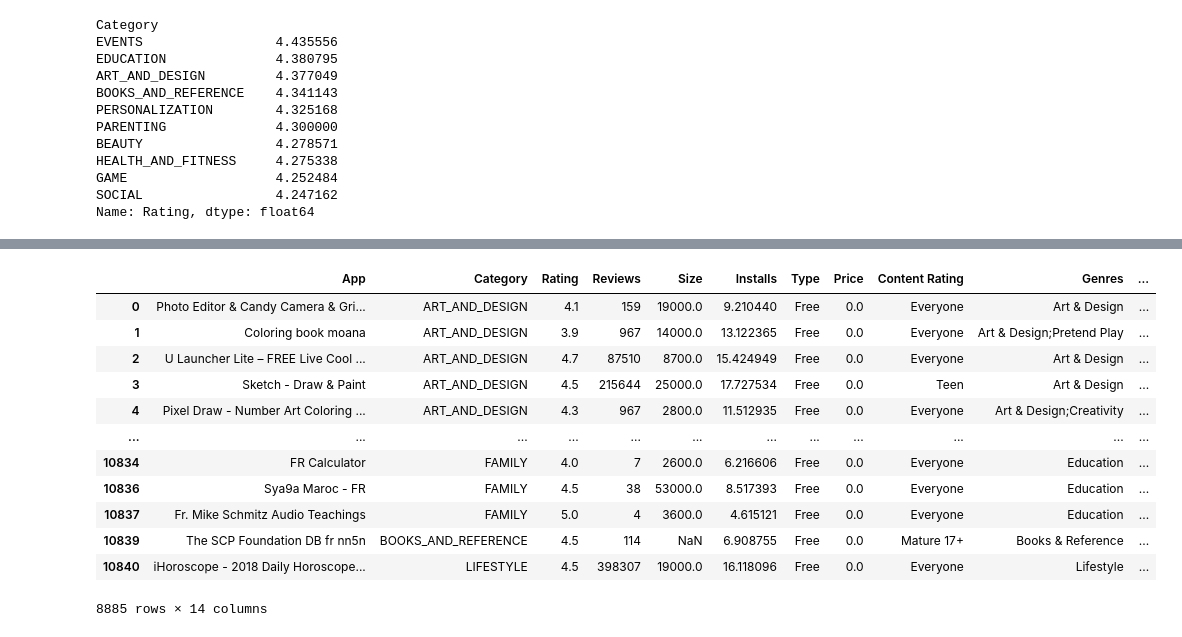
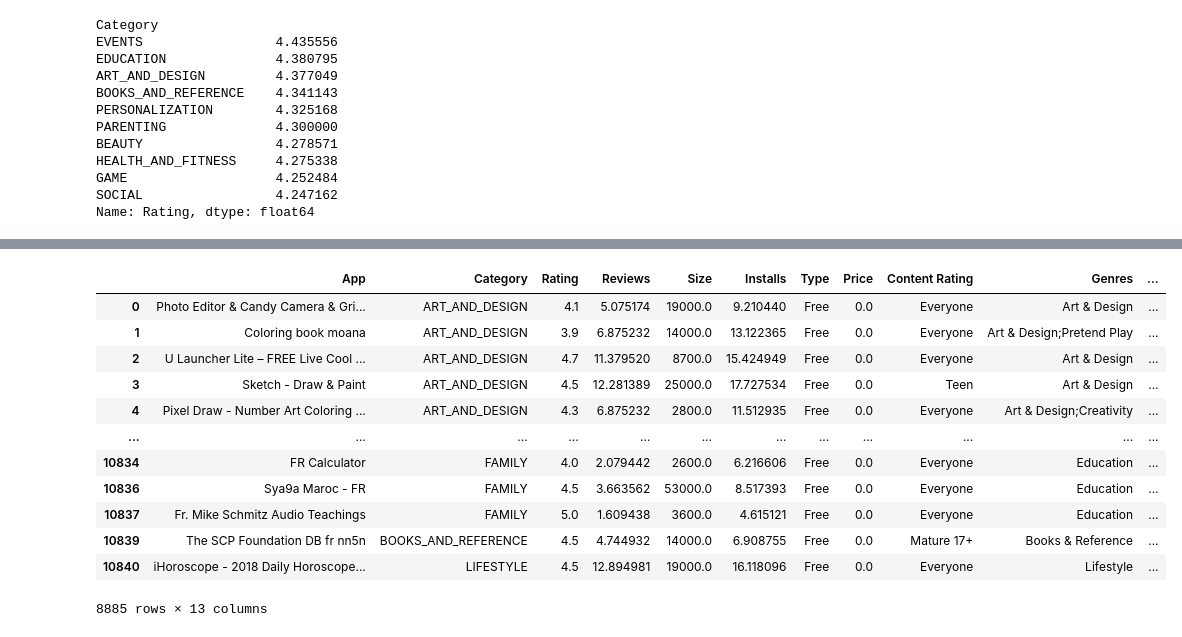
Before and after one commit to Suthatip7/googleplaystore, a Jupyter notebook: googleplaystore-checkpoint.ipynb, the cells around one changed output, grey strips where cells are left out. Saved outputs shown, nothing was run; the diff lists cells and outputs as text; code cells hidden in the pictures.

```diff
--- a/googleplaystore-checkpoint.ipynb
+++ b/googleplaystore-checkpoint.ipynb
@@ -245,3 +239,5 @@ plt.show()
+# %%
+data['Size'] = data['Size'].fillna(data['Size'].median())
 # %%
 #Check out the records with very high price
 data = data.drop(data[(data.Price  > 200)].index)
@@ -334,22 +315,22 @@ Name: Rating, dtype: float64
 # %%
 inp1=data.copy()
 #Apply log transformation (np.log1p) to Reviews and Installs
-inp1['Review'] = np.log1p(inp1['Reviews'])
+inp1['Reviews'] = np.log1p(inp1['Reviews'])
 inp1['Installs'] = np.log1p(inp1['Installs'])
 inp1
 # %% [output]
 |  | App | Category | Rating | Reviews | Size | Installs | Type | Price | Content Rating | Genres | ... |
-| 0 | Photo Editor & Candy Camera & Gri... | ART_AND_DESIGN | 4.1 | 159 | 19000.0 | 9.210440 | Free | 0.0 | Everyone | Art & Design | ... |
-| 1 | Coloring book moana | ART_AND_DESIGN | 3.9 | 967 | 14000.0 | 13.122365 | Free | 0.0 | Everyone | Art & Design;Pretend Play | ... |
-| 2 | U Launcher Lite – FREE Live Cool ... | ART_AND_DESIGN | 4.7 | 87510 | 8700.0 | 15.424949 | Free | 0.0 | Everyone | Art & Design | ... |
-| 3 | Sketch - Draw & Paint | ART_AND_DESIGN | 4.5 | 215644 | 25000.0 | 17.727534 | Free | 0.0 | Teen | Art & Design | ... |
-| 4 | Pixel Draw - Number Art Coloring ... | ART_AND_DESIGN | 4.3 | 967 | 2800.0 | 11.512935 | Free | 0.0 | Everyone | Art & Design;Creativity | ... |
+| 0 | Photo Editor & Candy Camera & Gri... | ART_AND_DESIGN | 4.1 | 5.075174 | 19000.0 | 9.210440 | Free | 0.0 | Everyone | Art & Design | ... |
+| 1 | Coloring book moana | ART_AND_DESIGN | 3.9 | 6.875232 | 14000.0 | 13.122365 | Free | 0.0 | Everyone | Art & Design;Pretend Play | ... |
+| 2 | U Launcher Lite – FREE Live Cool ... | ART_AND_DESIGN | 4.7 | 11.379520 | 8700.0 | 15.424949 | Free | 0.0 | Everyone | Art & Design | ... |
+| 3 | Sketch - Draw & Paint | ART_AND_DESIGN | 4.5 | 12.281389 | 25000.0 | 17.727534 | Free | 0.0 | Teen | Art & Design | ... |
+| 4 | Pixel Draw - Number Art Coloring ... | ART_AND_DESIGN | 4.3 | 6.875232 | 2800.0 | 11.512935 | Free | 0.0 | Everyone | Art & Design;Creativity | ... |
 | ... | ... | ... | ... | ... | ... | ... | ... | ... | ... | ... | ... |
-| 10834 | FR Calculator | FAMILY | 4.0 | 7 | 2600.0 | 6.216606 | Free | 0.0 | Everyone | Education | ... |
-| 10836 | Sya9a Maroc - FR | FAMILY | 4.5 | 38 | 53000.0 | 8.517393 | Free | 0.0 | Everyone | Education | ... |
-| 10837 | Fr. Mike Schmitz Audio Teachings | FAMILY | 5.0 | 4 | 3600.0 | 4.615121 | Free | 0.0 | Everyone | Education | ... |
-| 10839 | The SCP Foundation DB fr nn5n | BOOKS_AND_REFERENCE | 4.5 | 114 | NaN | 6.908755 | Free | 0.0 | Mature 17+ | Books & Reference | ... |
-| 10840 | iHoroscope - 2018 Daily Horoscope... | LIFESTYLE | 4.5 | 398307 | 19000.0 | 16.118096 | Free | 0.0 | Everyone | Lifestyle | ... |
+| 10834 | FR Calculator | FAMILY | 4.0 | 2.079442 | 2600.0 | 6.216606 | Free | 0.0 | Everyone | Education | ... |
+| 10836 | Sya9a Maroc - FR | FAMILY | 4.5 | 3.663562 | 53000.0 | 8.517393 | Free | 0.0 | Everyone | Education | ... |
+| 10837 | Fr. Mike Schmitz Audio Teachings | FAMILY | 5.0 | 1.609438 | 3600.0 | 4.615121 | Free | 0.0 | Everyone | Education | ... |
+| 10839 | The SCP Foundation DB fr nn5n | BOOKS_AND_REFERENCE | 4.5 | 4.744932 | 14000.0 | 6.908755 | Free | 0.0 | Mature 17+ | Books & Reference | ... |
+| 10840 | iHoroscope - 2018 Daily Horoscope... | LIFESTYLE | 4.5 | 12.894981 | 19000.0 | 16.118096 | Free | 0.0 | Everyone | Lifestyle | ... |
-8885 rows × 14 columns
+8885 rows × 13 columns
 # %%
 #Drop columns App, Last Updated, Current Ver, and Android Ver. These variables are not useful for our task.
```
Also changed, not shown: parts of 29 cells of this notebook.
